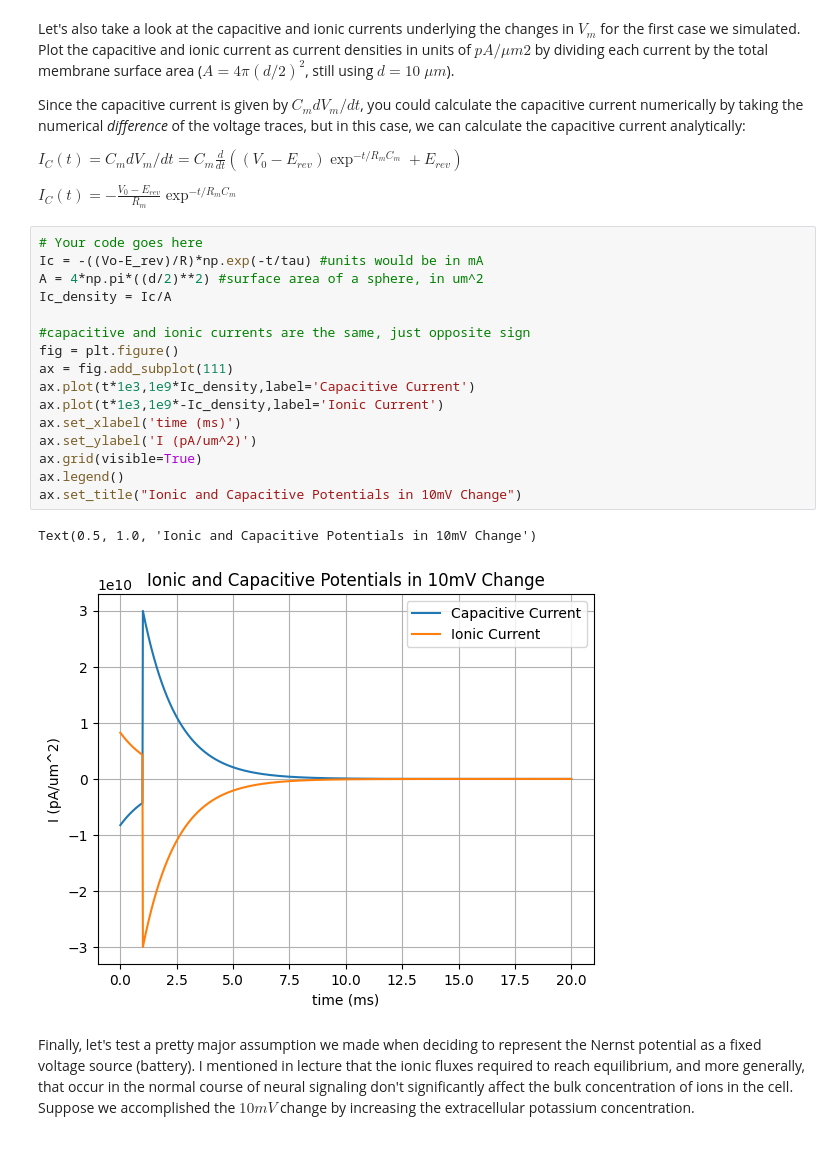
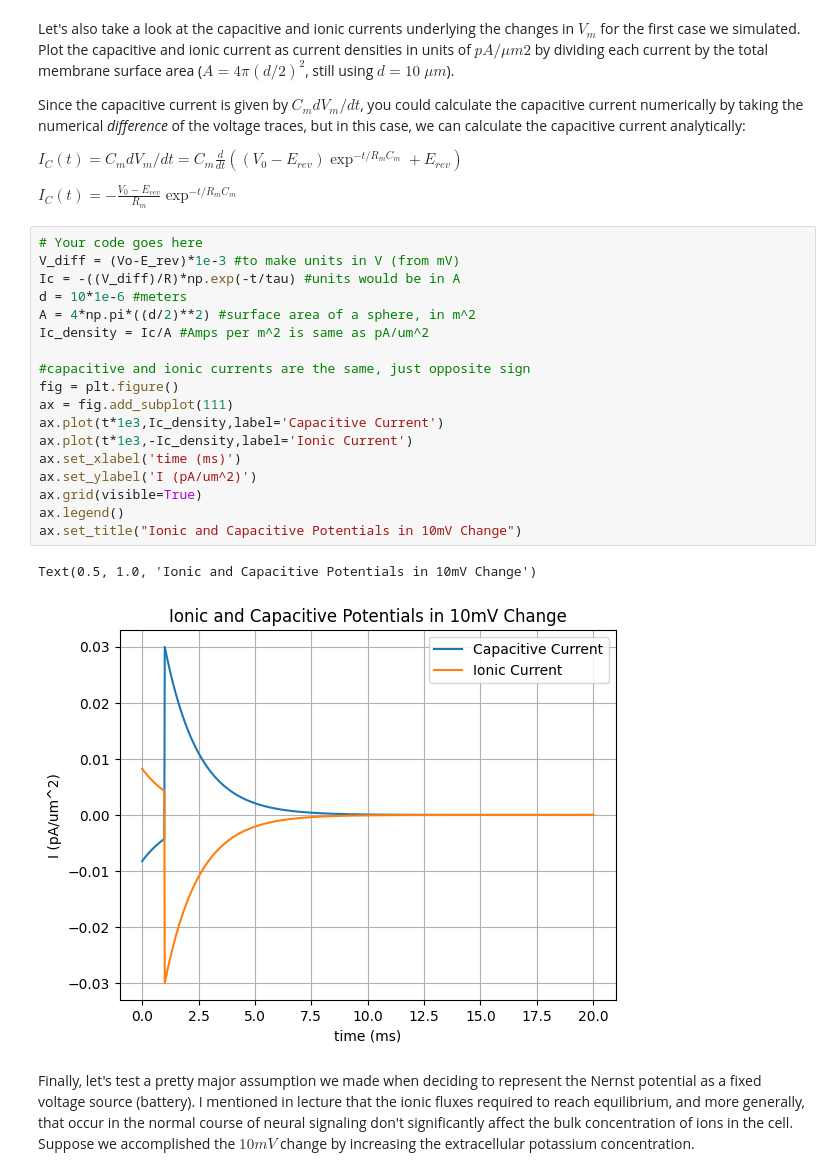
Before and after one commit to penelopetir/24SBIOL74.03PT, a Jupyter notebook: Exercise_3_Membrane_Voltage_Ionic_Currents.ipynb, the cells around one changed output. Cells and saved outputs as stored; diff of their text form.

Commit message:
ionic current corrected

```diff
--- a/Exercise_3_Membrane_Voltage_Ionic_Currents.ipynb
+++ b/Exercise_3_Membrane_Voltage_Ionic_Currents.ipynb
@@ -331,23 +332,25 @@ $I_{C}(t) = C_{m}dV_{m}/dt = C_{m}\frac{d}{dt}\left((V_{0}-E_{rev})\exp^{-t/R_{m
 $I_{C}(t) = -\frac{V_{0} - E_{rev}}{R_{m}}\exp^{-t/R_{m}C_{m}}$
 # %%
 # Your code goes here
-Ic = -((Vo-E_rev)/R)*np.exp(-t/tau) #units would be in mA
-A = 4*np.pi*((d/2)**2) #surface area of a sphere, in um^2
-Ic_density = Ic/A
+V_diff = (Vo-E_rev)*1e-3 #to make units in V (from mV)
+Ic = -((V_diff)/R)*np.exp(-t/tau) #units would be in A
+d = 10*1e-6 #meters
+A = 4*np.pi*((d/2)**2) #surface area of a sphere, in m^2
+Ic_density = Ic/A #Amps per m^2 is same as pA/um^2
 
 #capacitive and ionic currents are the same, just opposite sign
 fig = plt.figure()
 ax = fig.add_subplot(111)
-ax.plot(t*1e3,1e9*Ic_density,label='Capacitive Current')
-ax.plot(t*1e3,1e9*-Ic_density,label='Ionic Current')
+ax.plot(t*1e3,Ic_density,label='Capacitive Current')
+ax.plot(t*1e3,-Ic_density,label='Ionic Current')
 ax.set_xlabel('time (ms)')
 ax.set_ylabel('I (pA/um^2)')
 ax.grid(visible=True)
 ax.legend()
 ax.set_title("Ionic and Capacitive Potentials in 10mV Change")
 # %% [output]
 Text(0.5, 1.0, 'Ionic and Capacitive Potentials in 10mV Change')
-[figure, old version]
+[figure, new version]
 # %% [markdown]
 
 Finally, let's test a pretty major assumption we made when deciding to represent the Nernst potential as a fixed voltage source (battery). I mentioned in lecture that the ionic fluxes required to reach equilibrium, and more generally, that occur in the normal course of neural signaling don't significantly affect the bulk concentration of ions in the cell. Suppose we accomplished the $10 mV$ change by increasing the extracellular potassium concentration.
```
Also changed, not shown: parts of 2 cells of this notebook.
